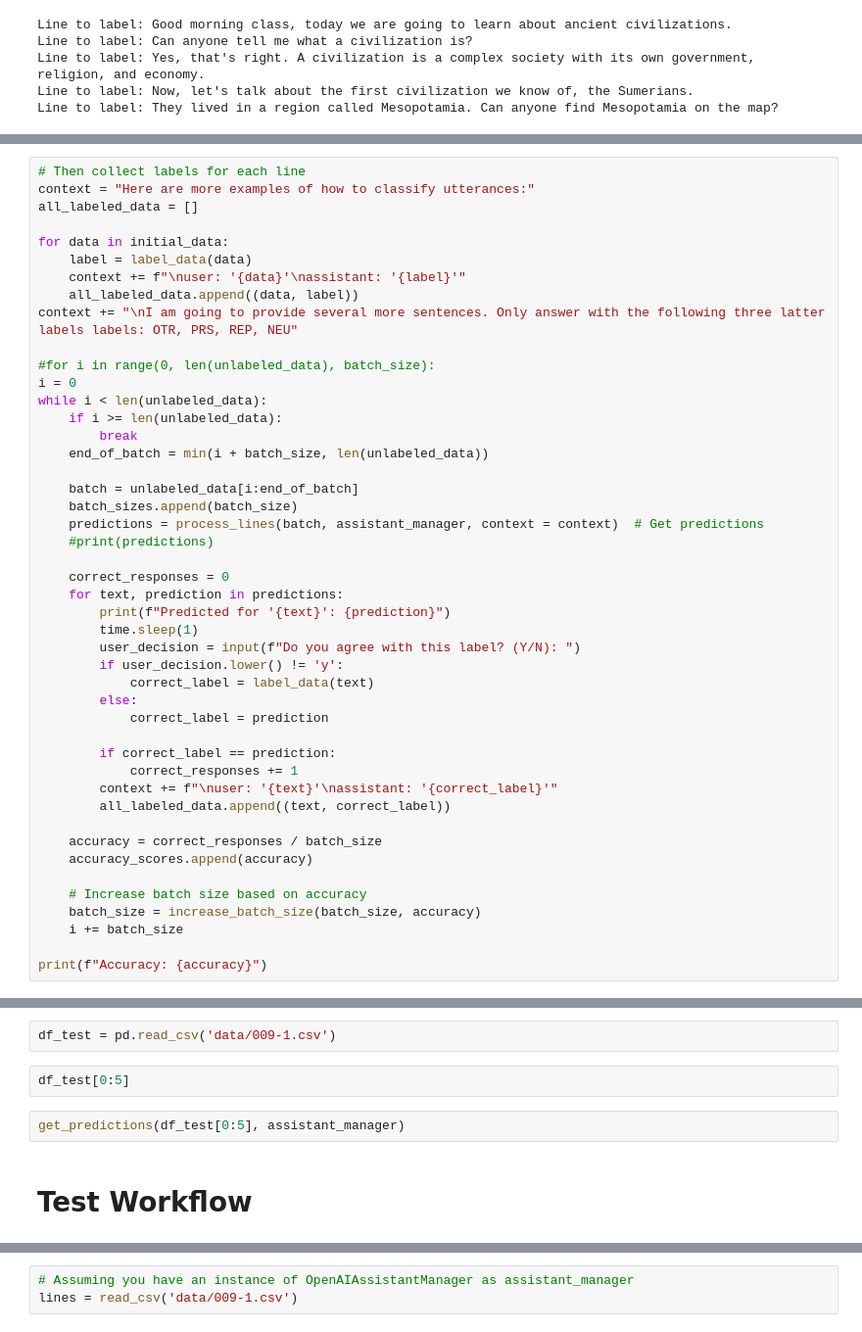
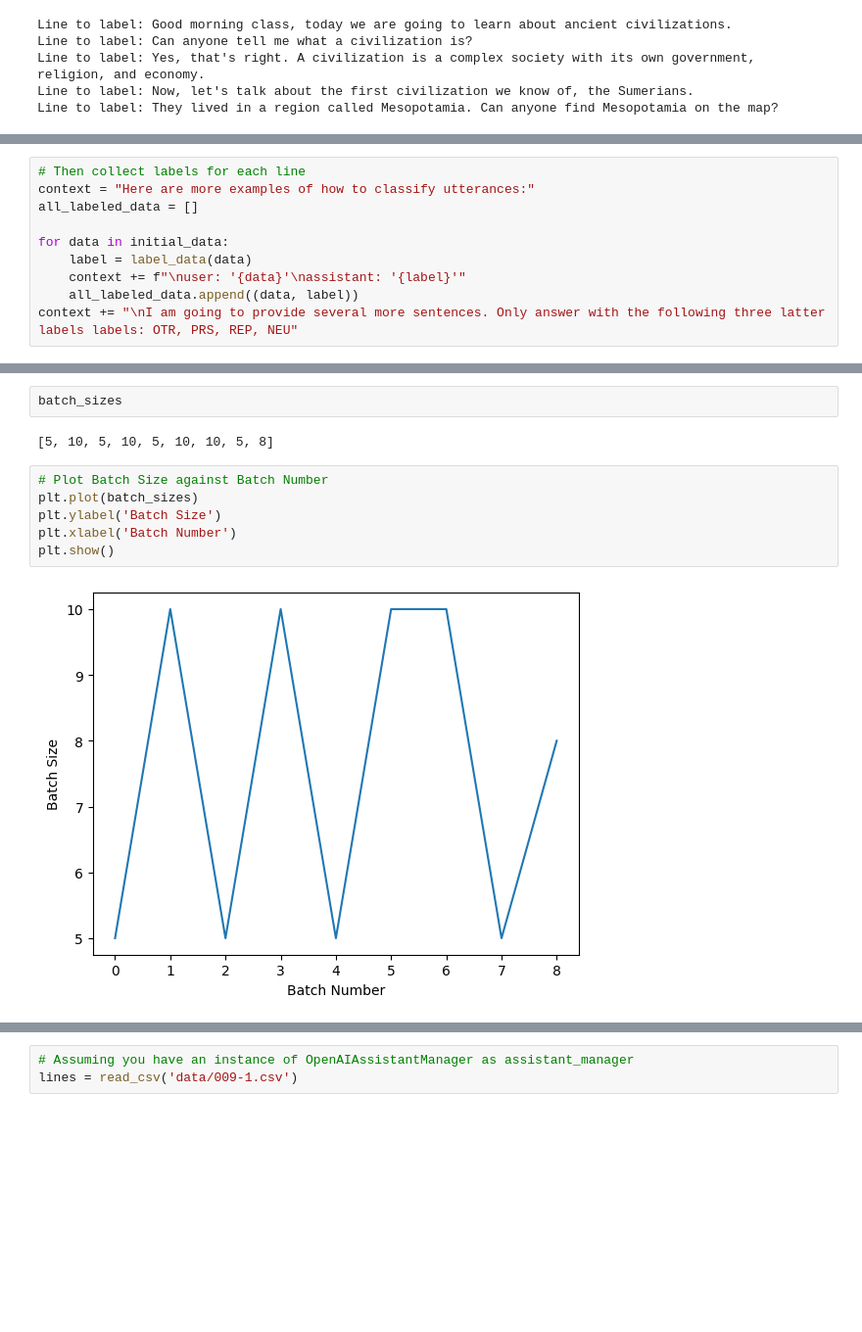
Before and after one commit to isabelarvelo/team-hummingbird, a Jupyter notebook: itl-labeling.ipynb, the cells around one changed output, grey strips where cells are left out. Shown: that part at 98% size. Drawn from its saved outputs; the diff is of its cells as text; blank space fills up the shorter version.

```diff
--- a/itl-labeling.ipynb
+++ b/itl-labeling.ipynb
@@ -181,39 +97,3 @@ for data in initial_data:
     context += f"\nuser: '{data}'\nassistant: '{label}'"
     all_labeled_data.append((data, label))
 context += "\nI am going to provide several more sentences. Only answer with the following three latter labels labels: OTR, PRS, REP, NEU"
-
-#for i in range(0, len(unlabeled_data), batch_size):
-i = 0
-while i < len(unlabeled_data):
-    if i >= len(unlabeled_data):
-        break
-    end_of_batch = min(i + batch_size, len(unlabeled_data))
-
-    batch = unlabeled_data[i:end_of_batch]
-    batch_sizes.append(batch_size)
-    predictions = process_lines(batch, assistant_manager, context = context)  # Get predictions
-    #print(predictions)
-
-    correct_responses = 0
-    for text, prediction in predictions:
-        print(f"Predicted for '{text}': {prediction}")
-        time.sleep(1)
-        user_decision = input(f"Do you agree with this label? (Y/N): ")
-        if user_decision.lower() != 'y':
-            correct_label = label_data(text)
-        else:
-            correct_label = prediction
-
-        if correct_label == prediction:
-            correct_responses += 1
-        context += f"\nuser: '{text}'\nassistant: '{correct_label}'"
-        all_labeled_data.append((text, correct_label))
-
-    accuracy = correct_responses / batch_size
-    accuracy_scores.append(accuracy)
-
-    # Increase batch size based on accuracy
-    batch_size = increase_batch_size(batch_size, accuracy)
-    i += batch_size
-
-print(f"Accuracy: {accuracy}")
@@ -245,8 +158,12 @@ plt.show()
-# %%
-df_test = pd.read_csv('data/009-1.csv')
-# %%
-df_test[0:5]
-# %%
-get_predictions(df_test[0:5], assistant_manager)
-# %% [markdown]
-# Test Workflow
+# %%
+batch_sizes
+# %% [output]
+[5, 10, 5, 10, 5, 10, 10, 5, 8]
+# %%
+# Plot Batch Size against Batch Number
+plt.plot(batch_sizes)
+plt.ylabel('Batch Size')
+plt.xlabel('Batch Number')
+plt.show()
+# %% [output]
+[figure, added]
```
Also changed, not shown: parts of 62 cells of this notebook, 3 other files.
